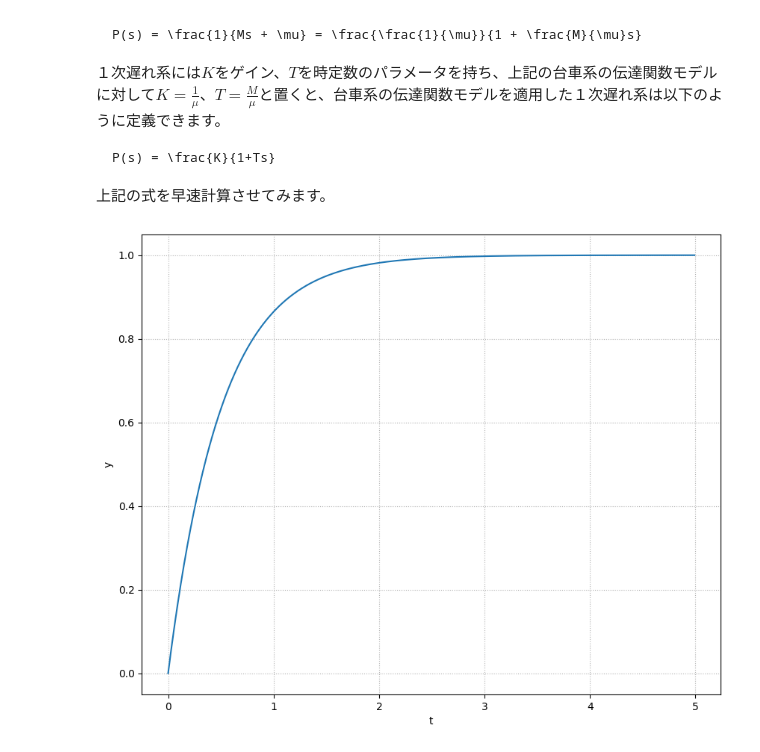
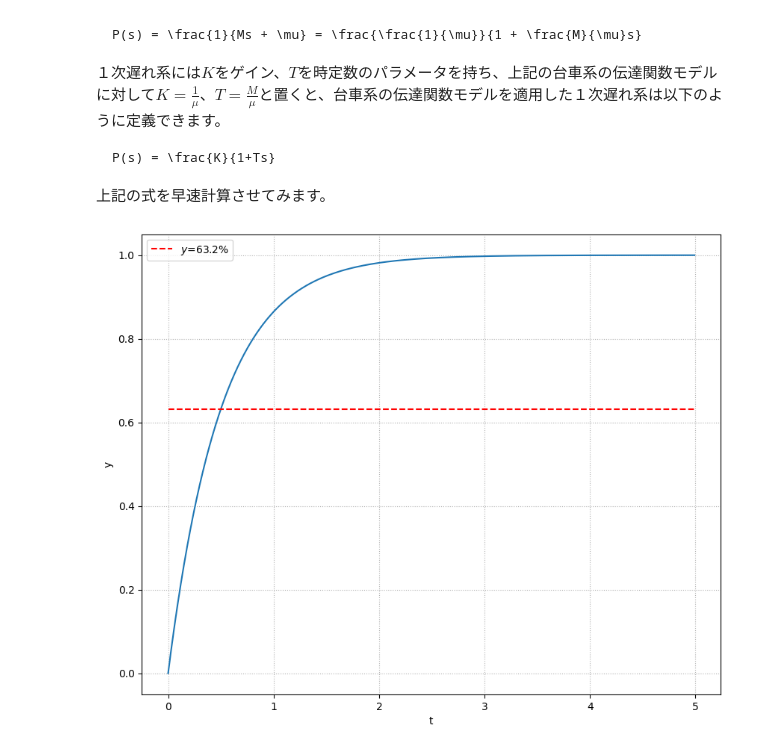
Before and after one commit to Suitai095/Python-Control-Engineering, a Jupyter notebook: notebook/Chapter04/behavior_of_control.ipynb, the cells around one changed output. Saved outputs shown, nothing was run; the diff lists cells and outputs as text; code cells hidden in the pictures.

````diff
--- a/notebook/Chapter04/behavior_of_control.ipynb
+++ b/notebook/Chapter04/behavior_of_control.ipynb
@@ -37,20 +37,29 @@ P(s) = \frac{K}{1+Ts}
 ```
 
 上記の式を早速計算させてみます。
+# %%
+def steady_value(t: float, ts: list, y: list) -> float:
+    for i, ti in enumerate(ts):
+        if t == ti:
+            return y[i]
 # %%
 import matplotlib.pyplot as plt
 import numpy as np
 from control.matlab import tf, step
+from control.matlab import TransferFunction
 
 from plot import plot_set
 
 # Define the transfer function for the system
 T, K = 0.5, 1
 P = tf([0, K], [T, 1])
 y, t = step(P, np.arange(0, 5, 0.01))
+v = steady_value(T, t, y)
 
 fig, ax = plt.subplots(figsize=(10, 8))
 ax.plot(t, y)
+ax.plot(t, np.full(len(t), v), 'r--', label=f'$y$={v*100:.1f}%')
+ax.legend()
 plot_set(ax, 't', 'y')
 # %% [output]
-[figure, old version]
+[figure, new version]
````
Also changed, not shown: parts of 8 cells of this notebook, 1 other file.
